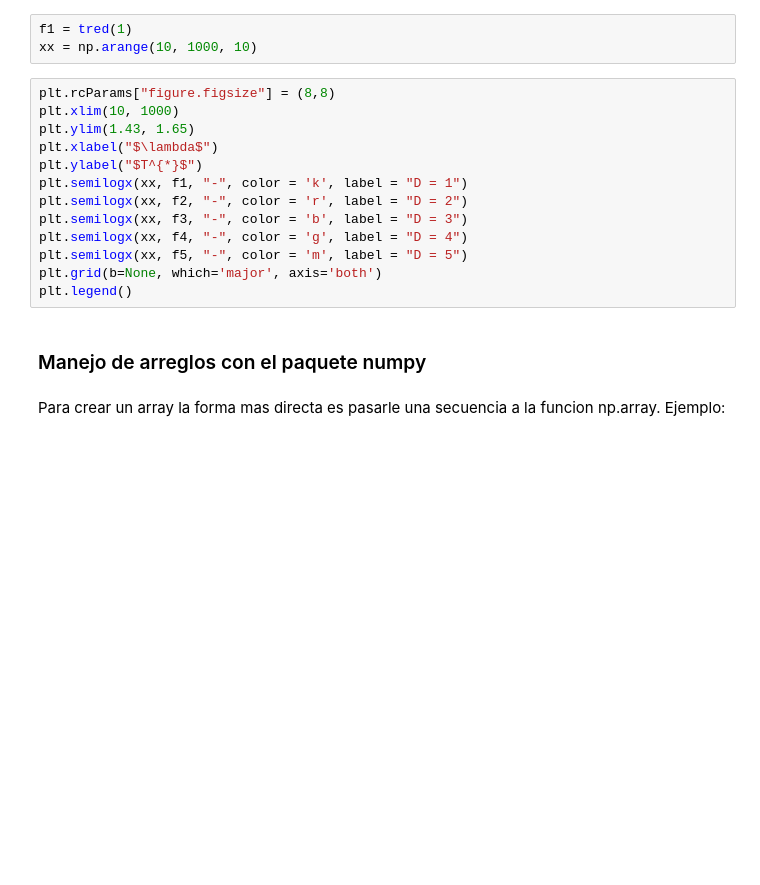
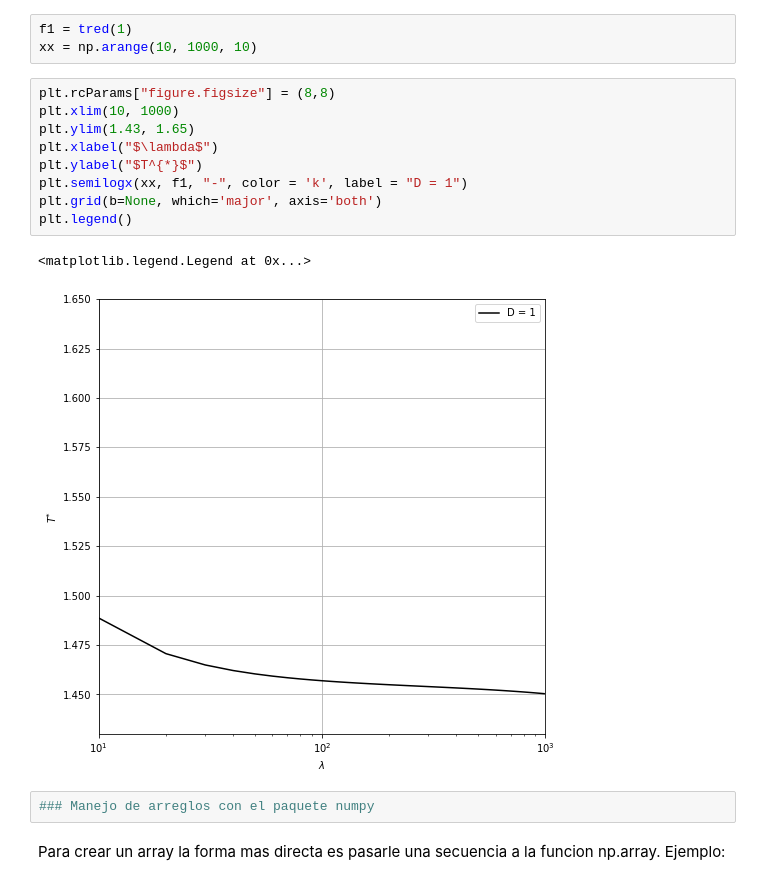
Before and after one commit to LuisEduardoCantero/Data_Science_in_Cosmology, a Jupyter notebook: Semana1/Ejercicio_2.ipynb, the cells around one changed output. Drawn from its saved outputs; the diff is of its cells as text; blank space fills up the shorter version.

```diff
--- a/Semana1/Ejercicio_2.ipynb
+++ b/Semana1/Ejercicio_2.ipynb
@@ -76,18 +76,17 @@ xx = np.arange(10, 1000, 10)
 # %%
 plt.rcParams["figure.figsize"] = (8,8)
 plt.xlim(10, 1000)
 plt.ylim(1.43, 1.65)
 plt.xlabel("$\lambda$")
 plt.ylabel("$T^{*}$")
 plt.semilogx(xx, f1, "-", color = 'k', label = "D = 1")
-plt.semilogx(xx, f2, "-", color = 'r', label = "D = 2")
-plt.semilogx(xx, f3, "-", color = 'b', label = "D = 3")
-plt.semilogx(xx, f4, "-", color = 'g', label = "D = 4")
-plt.semilogx(xx, f5, "-", color = 'm', label = "D = 5")
 plt.grid(b=None, which='major', axis='both')
 plt.legend()
+# %% [output]
+<matplotlib.legend.Legend at 0x...>
+[figure, added]
-# %% [markdown]
-### Manejo de arreglos con el paquete numpy
+# %%
+### Manejo de arreglos con el paquete numpy
 # %% [markdown]
 Para crear un array la forma mas directa es pasarle una secuencia a la funcion np.array. Ejemplo:
 # %%
```
Also changed, not shown: parts of 11 cells of this notebook, 1 other file.
